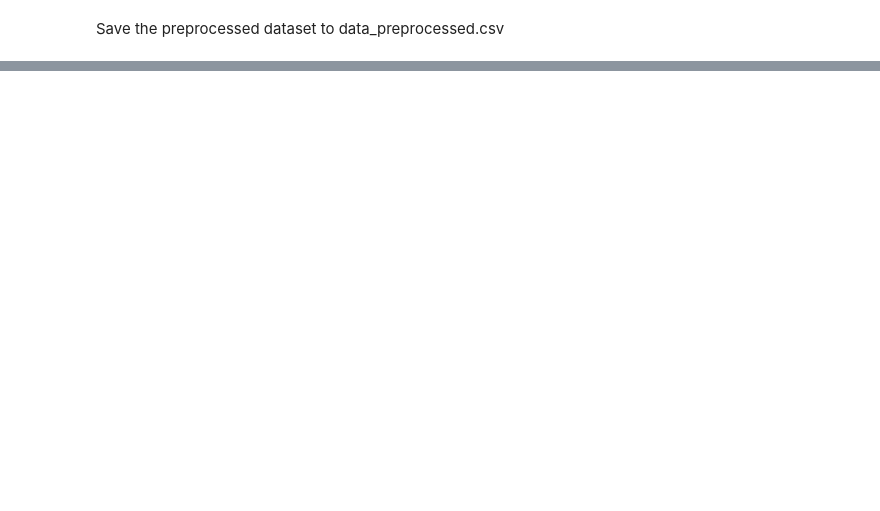
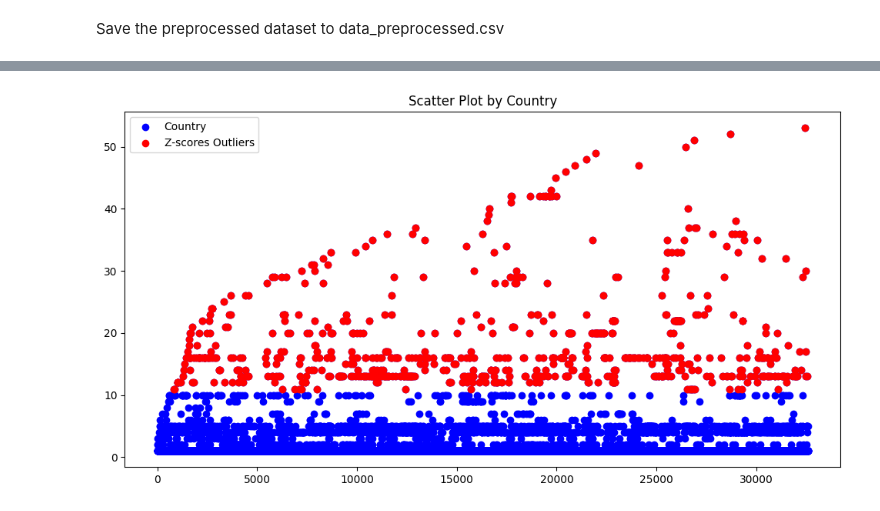
Before and after one commit to FlorianHalimi/LinkedIn-Job-Analysis-Data-Preprocessing-Visualization, a Jupyter notebook: data_preprocessing.ipynb, the cells around one changed output, grey strips where cells are left out. Saved outputs shown, nothing was run; the diff lists cells and outputs as text; code cells hidden in the pictures; blank space fills up the shorter version.

```diff
--- a/data_preprocessing.ipynb
+++ b/data_preprocessing.ipynb
@@ -370,0 +459,11 @@ merged_data_cleaned.to_csv('data_preprocessed/job_postings.csv', index=False)
+# %%
+country_mapping = {
+    'US':1,'CA':2,'FR':3,'GB':4,'0':5, 'NL':6, 'DK':7, 'LI':8, 'JP':9, 'CH':10, 'BE':11,
+    'SE':12, 'IN':13, 'AU':14, 'CN':15, 'DE':16, 'ES':17, 'KR':18, 'MT':19, 'IE':20, 'IL':21, 'OO':22,
+    'IT':23, 'LU':24, 'EE':25, 'AT':26, 'BM':28, 'FI':29, 'ID':29, 'AE':30, 'AZ':31, 'IS':32, 'TW':33,
+    'MX':34, 'SG':35, 'NO':36, 'HK':37, 'NZ':38, 'RU':39, 'BR':40, 'KE':41, 'SA':42, 'TR':43, 'GE':45,
+    'HU':46, 'PR':47, 'UY':48, 'CO':49, 'CZ':50, 'AR':51, 'PH':52, 'MD':53
+
+}
+
+merged_data_cleaned['country'] = merged_data_cleaned['country'].map(country_mapping)
@@ -370,0 +488,6 @@ merged_data_cleaned.to_csv('data_preprocessed/job_postings.csv', index=False)
+# %%
+merged_data_cleaned['Z_Score'] = np.abs(stats.zscore(merged_data_cleaned['country'], nan_policy='omit'))
+threshold = 3
+outliers_z = merged_data_cleaned[merged_data_cleaned['Z_Score'] > threshold]
+print("Outliers identified by Z-Score method:")
+print(outliers_z.head())
@@ -370,0 +512,11 @@ merged_data_cleaned.to_csv('data_preprocessed/job_postings.csv', index=False)
+# %%
+plt.figure(figsize=(12, 6))
+plt.scatter(merged_data_cleaned.index, merged_data_cleaned['country'], color='blue', label='Country')
+
+# Scatter plot for outliers
+plt.scatter(outliers_z.index, outliers_z['country'], color='red', label='Z-scores Outliers')
+plt.title("Scatter Plot by Country")
+plt.legend()
+plt.show()
+# %% [output]
+[figure, added]
```
Also changed, not shown: parts of 23 cells of this notebook, 2 other files.
